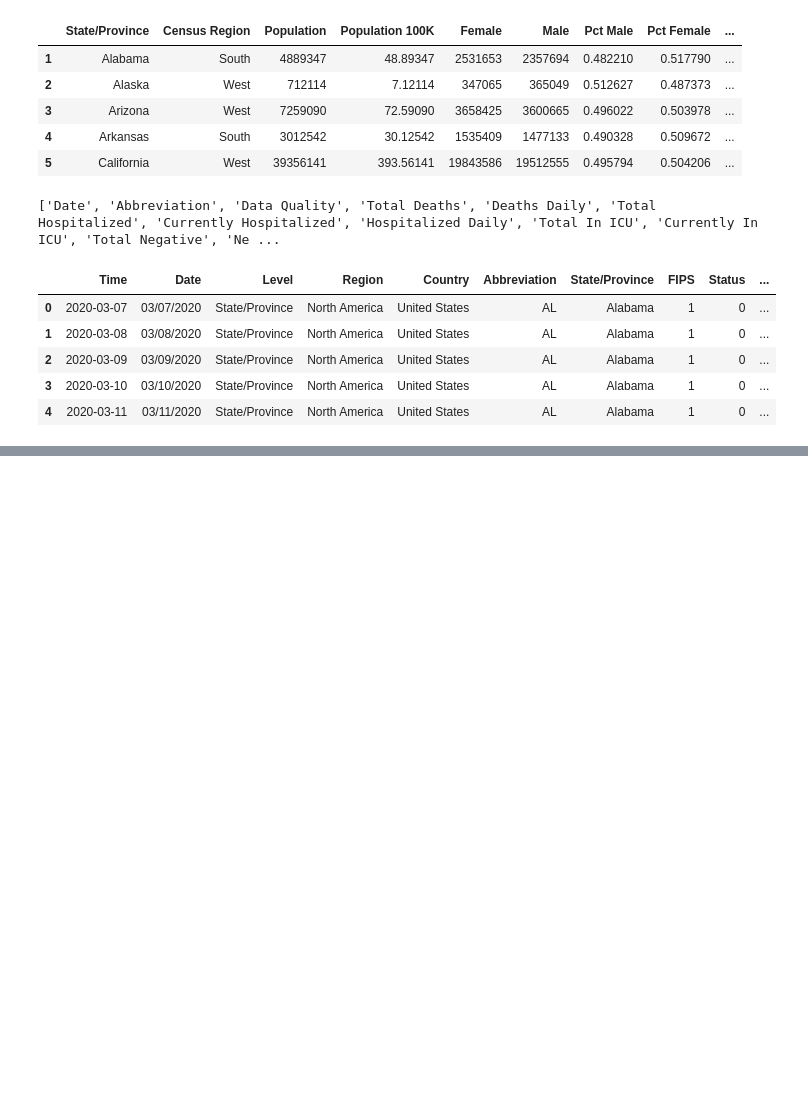
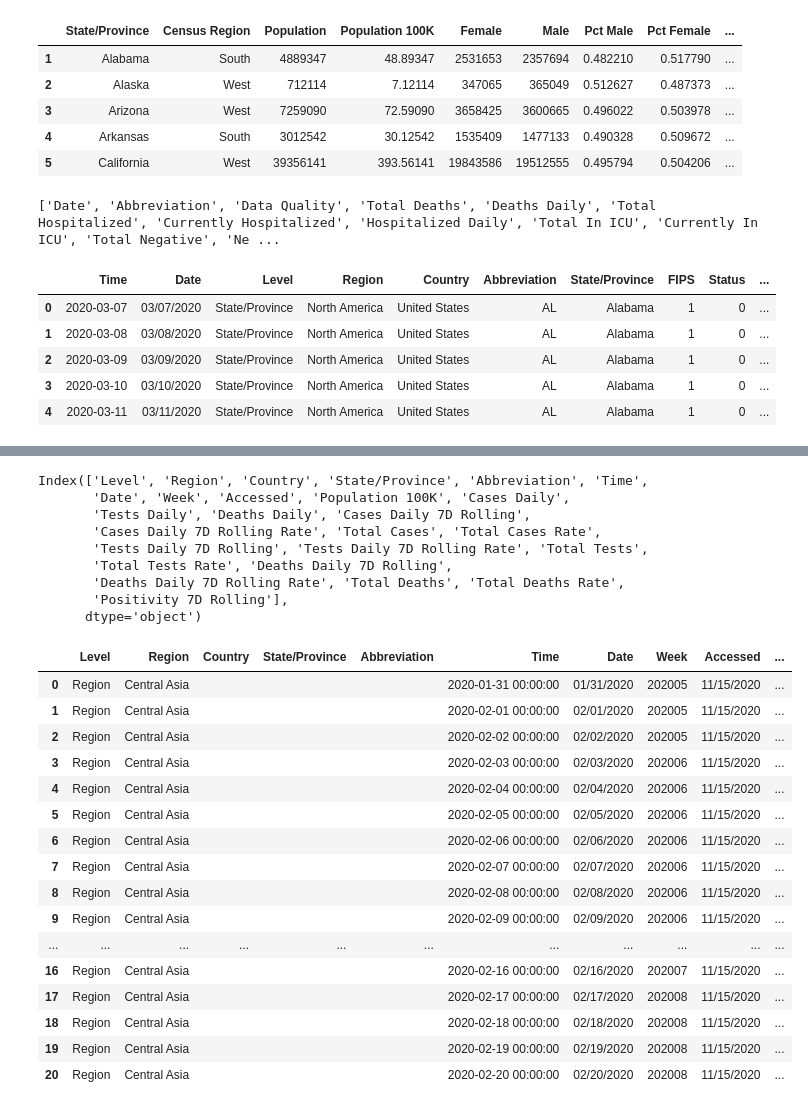
Before and after one commit to janinewhite/Global-COVID-Surveillance, a Jupyter notebook: Cleaned Global Raw Data.ipynb, the cells around one changed output, grey strips where cells are left out. Cells and saved outputs as stored; diff of their text form; code cells hidden in the pictures; blank space fills up the shorter version.

Commit message:
clean weekly input data

```diff
--- a/Cleaned Global Raw Data.ipynb
+++ b/Cleaned Global Raw Data.ipynb
@@ -527,7 +522,7 @@ Canada Populations 2020-07
 | 13 | Nunavut | 39353 | 0.39353 | Canada |
 # %%
 us_state_codes = pd.read_excel(us_codes)
-us_state_codes["Census Region"] = us_state_codes["State Name"].apply(lambda x: regionByState(x))
+us_state_codes["Census Region"] = us_state_codes["State Name"].apply(lambda x: censusRegionByState(x))
 us_state_codes.rename(columns = {
     'State Name':'State/Province',
     "State Abbreviation": "Abbreviation"
@@ -1048,25 +1072,47 @@ states_input.head()
 # %%
-#Combine all raw data
-canada_raw_data = canada_df[raw_data_order].copy()
-us_raw_data = states_input[raw_data_order].copy()
-all_raw_data = pd.concat([us_raw_data,canada_raw_data,raw_data], sort=False)
-all_raw_data.head()
-
-# Add totals, running averages, and rates
+# Add daily  totals, running averages, and rates
 data_cols = ["Cases","Tests","Deaths"]
+geo_levels =["Region","Country","State/Province"]
 for col in data_cols:
     original_col = col + " Daily"
     new_rolling_col = original_col + " 7D Rolling"
     new_rolling_rate_col = new_rolling_col + " Rate"
     total_col = "Total " + col
     total_rate_col = total_col + " Rate"
-    raw_data[original_col] = raw_data[original_col].apply(lambda x: np.nan if x==None else x)
-    raw_data[new_rolling_col] = raw_data.groupby("Country").rolling(7)[original_col].mean().reset_index(drop=True)
-    raw_data[new_rolling_rate_col] = raw_data[new_rolling_col]/raw_data["Population 100K"]
-    raw_data[total_col] = raw_data.groupby(["Country"])[original_col].transform(pd.Series.cumsum)
-    raw_data[total_rate_col] = raw_data[total_col]/raw_data["Population 100K"]
-raw_data["Positivity 7D Rolling"] = raw_data["Cases Daily 7D Rolling"]/raw_data["Tests Daily 7D Rolling"]
-raw_data["Positivity 7D Rolling"] = raw_data["Positivity 7D Rolling"].apply(lambda x: np.nan if x==np.inf else x)
-raw_data.to_excel(cleanedFolder + "raw_input.xlsx", index=False)
-print(raw_data.columns)
-raw_data.head(21)
+    all_raw_data[original_col] = all_raw_data[original_col].apply(lambda x: np.nan if x==None else x)
+    all_raw_data[new_rolling_col] = all_raw_data.groupby(geo_levels).rolling(7)[original_col].mean().reset_index(drop=True)
+    all_raw_data[new_rolling_rate_col] = all_raw_data[new_rolling_col]/all_raw_data["Population 100K"]
+    all_raw_data[total_col] = all_raw_data.groupby(geo_levels)[original_col].transform(pd.Series.cumsum)
+    all_raw_data[total_rate_col] = all_raw_data[total_col]/all_raw_data["Population 100K"]
+all_raw_data["Positivity 7D Rolling"] = all_raw_data["Cases Daily 7D Rolling"]/all_raw_data["Tests Daily 7D Rolling"]
+all_raw_data["Positivity 7D Rolling"] = all_raw_data["Positivity 7D Rolling"].apply(lambda x: np.nan if x==np.inf else x)
+all_raw_data.to_excel(cleanedFolder + "daily_raw_input.xlsx", index=False)
+print(all_raw_data.columns)
+all_raw_data.head(21)
+# %% [output]
+Index(['Level', 'Region', 'Country', 'State/Province', 'Abbreviation', 'Time',
+       'Date', 'Week', 'Accessed', 'Population 100K', 'Cases Daily',
+       'Tests Daily', 'Deaths Daily', 'Cases Daily 7D Rolling',
+       'Cases Daily 7D Rolling Rate', 'Total Cases', 'Total Cases Rate',
+       'Tests Daily 7D Rolling', 'Tests Daily 7D Rolling Rate', 'Total Tests',
+       'Total Tests Rate', 'Deaths Daily 7D Rolling',
+       'Deaths Daily 7D Rolling Rate', 'Total Deaths', 'Total Deaths Rate',
+       'Positivity 7D Rolling'],
+      dtype='object')
+|  | Level | Region | Country | State/Province | Abbreviation | Time | Date | Week | Accessed | ... |
+| 0 | Region | Central Asia |  |  |  | 2020-01-31 00:00:00 | 01/31/2020 | 202005 | 11/15/2020 | ... |
+| 1 | Region | Central Asia |  |  |  | 2020-02-01 00:00:00 | 02/01/2020 | 202005 | 11/15/2020 | ... |
+| 2 | Region | Central Asia |  |  |  | 2020-02-02 00:00:00 | 02/02/2020 | 202005 | 11/15/2020 | ... |
+| 3 | Region | Central Asia |  |  |  | 2020-02-03 00:00:00 | 02/03/2020 | 202006 | 11/15/2020 | ... |
+| 4 | Region | Central Asia |  |  |  | 2020-02-04 00:00:00 | 02/04/2020 | 202006 | 11/15/2020 | ... |
+| 5 | Region | Central Asia |  |  |  | 2020-02-05 00:00:00 | 02/05/2020 | 202006 | 11/15/2020 | ... |
+| 6 | Region | Central Asia |  |  |  | 2020-02-06 00:00:00 | 02/06/2020 | 202006 | 11/15/2020 | ... |
+| 7 | Region | Central Asia |  |  |  | 2020-02-07 00:00:00 | 02/07/2020 | 202006 | 11/15/2020 | ... |
+| 8 | Region | Central Asia |  |  |  | 2020-02-08 00:00:00 | 02/08/2020 | 202006 | 11/15/2020 | ... |
+| 9 | Region | Central Asia |  |  |  | 2020-02-09 00:00:00 | 02/09/2020 | 202006 | 11/15/2020 | ... |
+| ... | ... | ... | ... | ... | ... | ... | ... | ... | ... | ... |
+| 16 | Region | Central Asia |  |  |  | 2020-02-16 00:00:00 | 02/16/2020 | 202007 | 11/15/2020 | ... |
+| 17 | Region | Central Asia |  |  |  | 2020-02-17 00:00:00 | 02/17/2020 | 202008 | 11/15/2020 | ... |
+| 18 | Region | Central Asia |  |  |  | 2020-02-18 00:00:00 | 02/18/2020 | 202008 | 11/15/2020 | ... |
+| 19 | Region | Central Asia |  |  |  | 2020-02-19 00:00:00 | 02/19/2020 | 202008 | 11/15/2020 | ... |
+| 20 | Region | Central Asia |  |  |  | 2020-02-20 00:00:00 | 02/20/2020 | 202008 | 11/15/2020 | ... |
```
Also changed, not shown: parts of 9 cells of this notebook, 4 other files.
